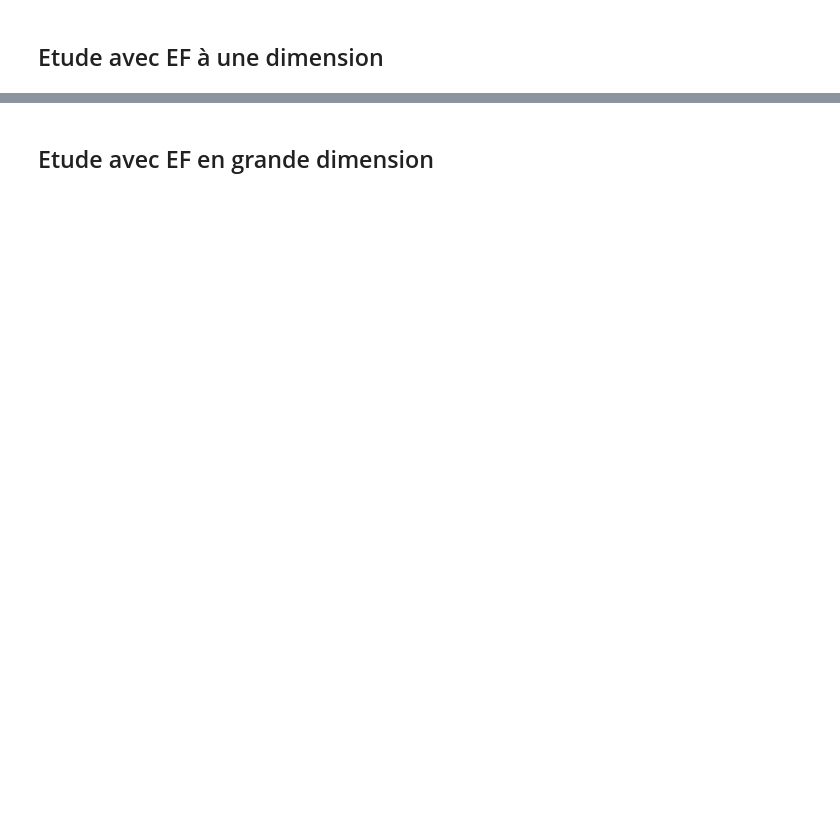
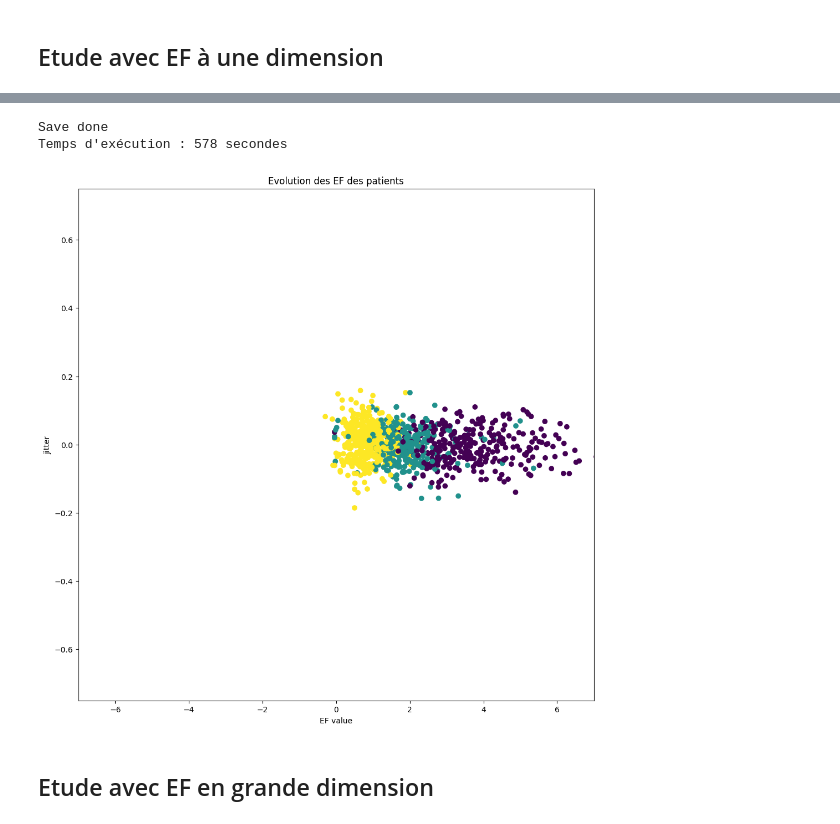
Before and after one commit to lecueguillaume/G4H_AKM_RS_NRS, a Jupyter notebook: Clustering_NRS.ipynb, the cells around one changed output, grey strips where cells are left out. Drawn from its saved outputs; the diff is of its cells as text; code cells hidden in the pictures; blank space fills up the shorter version.

```diff
--- a/Clustering_NRS.ipynb
+++ b/Clustering_NRS.ipynb
@@ -92,2 +166,8 @@ importlib.reload(animation)b
+# %%
+animation.animation_embedding_1D(graph_object, nb_epochs=200, who="patient", algorithm = "NRS")
+# %% [output]
+Save done
+Temps d'exécution : 578 secondes
+[figure, added]
 # %% [markdown]
 ## Etude avec EF en grande dimension
```
Also changed, not shown: parts of 10 cells of this notebook, 2 other files.
